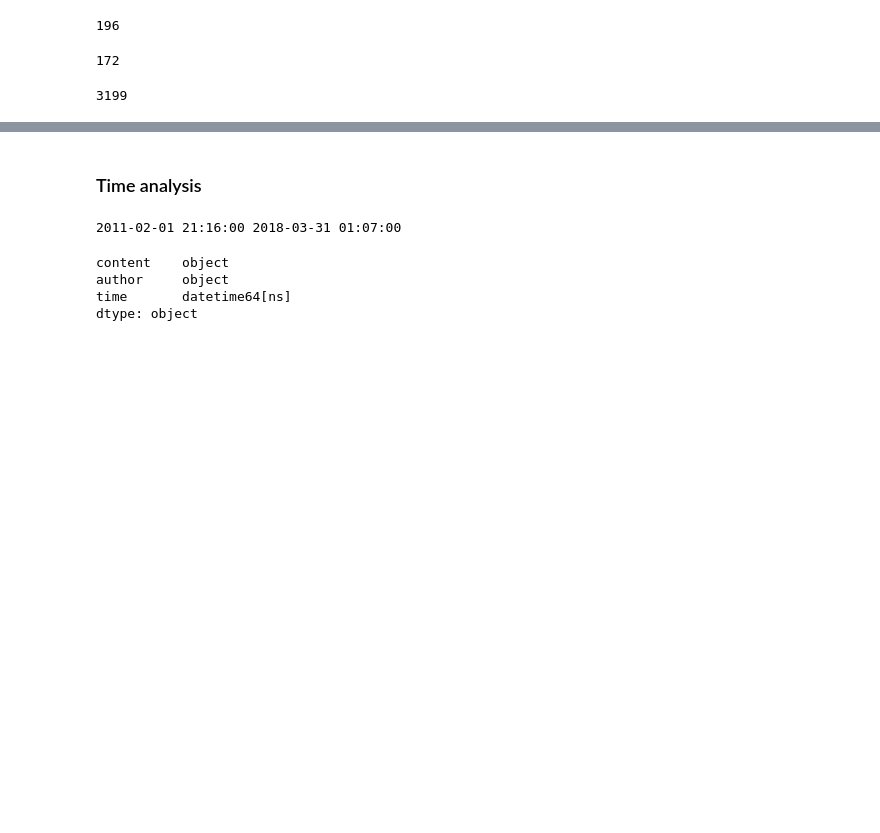
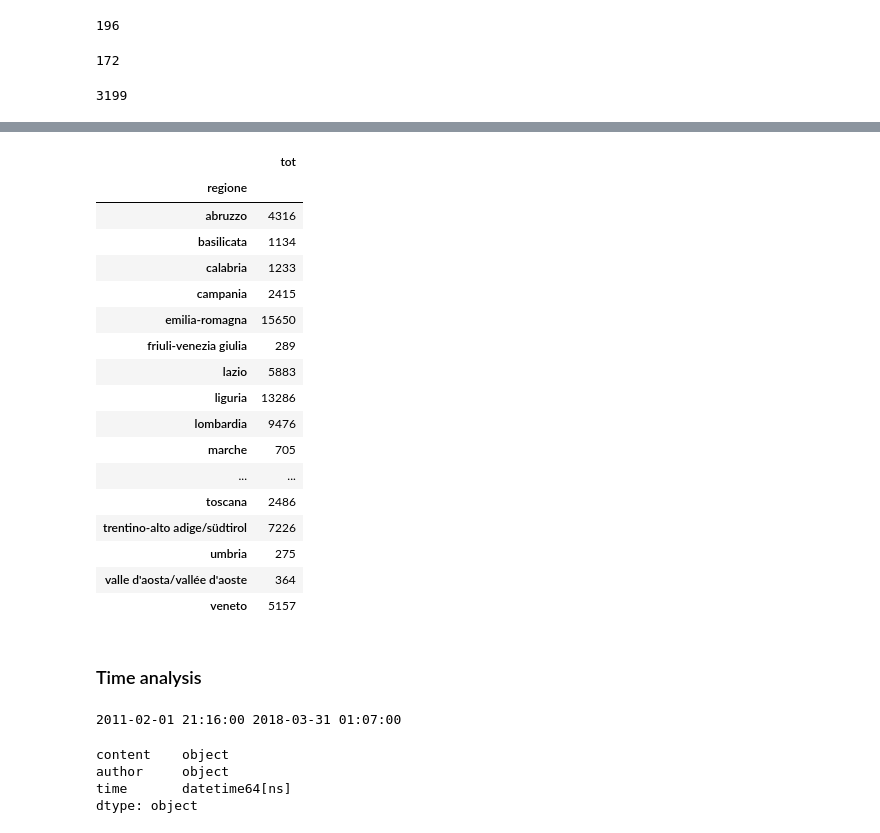
Before and after one commit to menghanhui/ADA-Project, a Jupyter notebook: Milestone2.ipynb, the cells around one changed output, grey strips where cells are left out. Drawn from its saved outputs; the diff is of its cells as text; code cells hidden in the pictures; blank space fills up the shorter version.

```diff
--- a/Milestone2.ipynb
+++ b/Milestone2.ipynb
@@ -285,0 +299,8 @@ rep.content.count()
+# %%
+munic = pd.read_excel('comuni.xls')
+munic=munic.rename(columns={'Denominazione in italiano':'comune','Denominazione regione':'regione'})[['comune','regione']]
+munic.comune=munic.comune.apply(lambda x: x.lower())
+munic.regione=munic.regione.apply(lambda x: x.lower())
+munic['count']=0
+munic=munic.set_index('comune')
+munic.head()
@@ -285,0 +329,2 @@ rep.content.count()
+# %%
+reg=munic.groupby(by='regione')['count'].agg('sum').reset_index().rename(columns={'count':'tot'}).set_index('regione')
@@ -286,3 +335,24 @@ rep.content.count()
+# %%
+reg
+# %% [output]
+|  | tot |
+| regione |  |
+| abruzzo | 4316 |
+| basilicata | 1134 |
+| calabria | 1233 |
+| campania | 2415 |
+| emilia-romagna | 15650 |
+| friuli-venezia giulia | 289 |
+| lazio | 5883 |
+| liguria | 13286 |
+| lombardia | 9476 |
+| marche | 705 |
+| ... | ... |
+| toscana | 2486 |
+| trentino-alto adige/südtirol | 7226 |
+| umbria | 275 |
+| valle d'aosta/vallée d'aoste | 364 |
+| veneto | 5157 |
 # %% [markdown]
 ### Time analysis
 # %%
```
Also changed, not shown: parts of 32 cells of this notebook.
